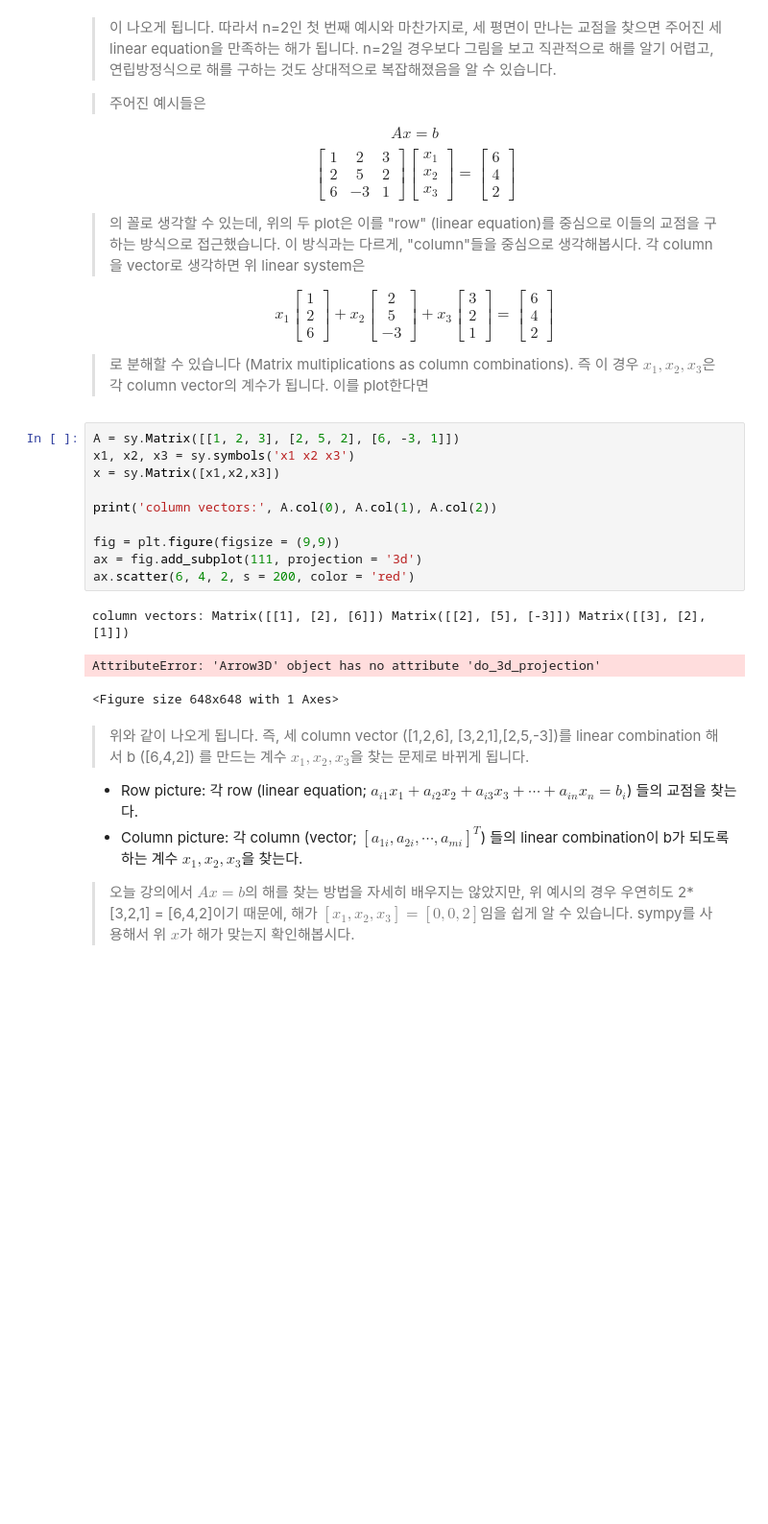
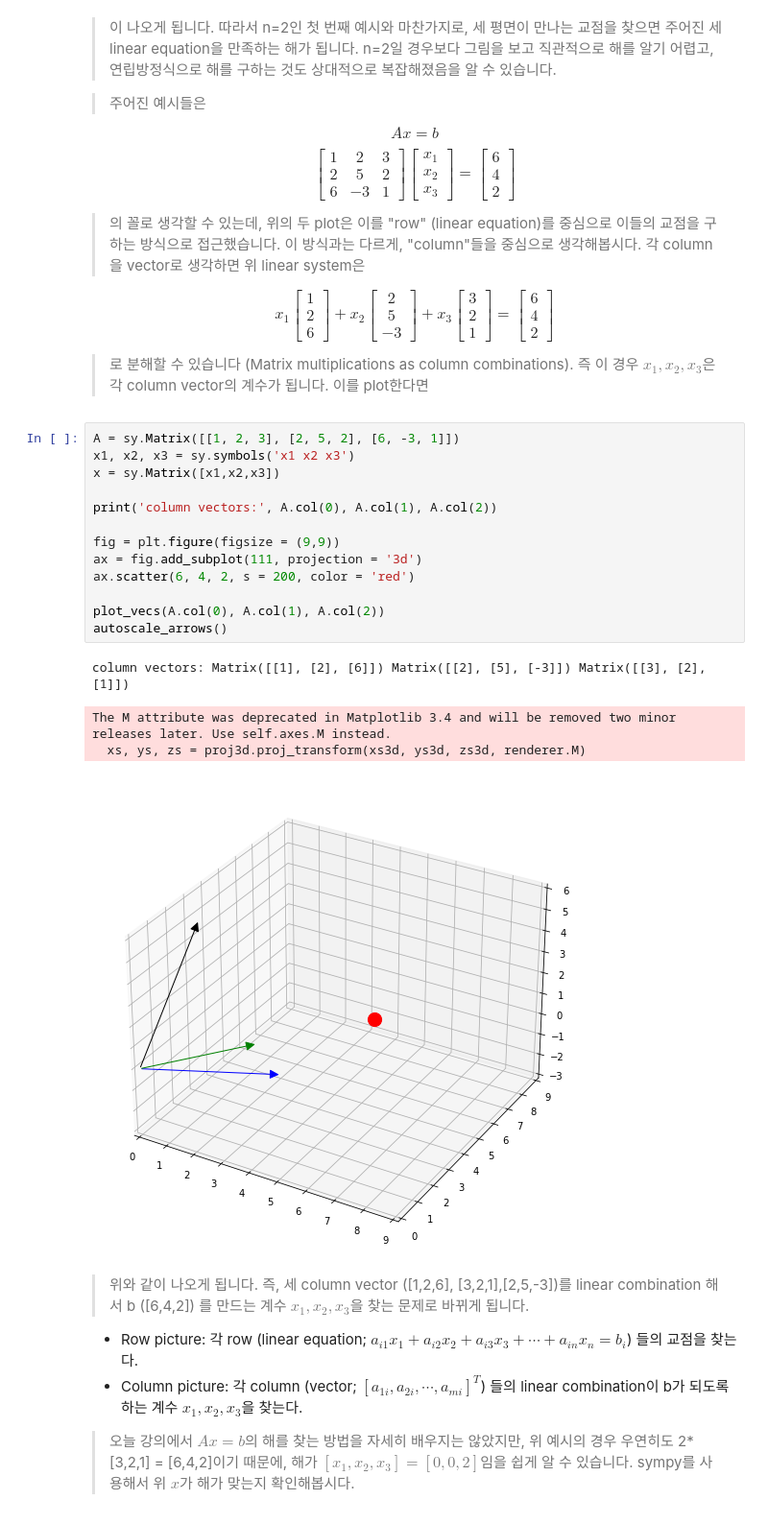
Before and after one commit to GwonGaram/ML, a Jupyter notebook: linear_algebra/[HW3] Practice_1.ipynb, the cells around one changed output. Shown at 96% size. Cells and saved outputs as stored; diff of their text form; blank space fills up the shorter version.

```diff
--- a/linear_algebra/[HW3] Practice_1.ipynb
+++ b/linear_algebra/[HW3] Practice_1.ipynb
@@ -267,17 +265,21 @@ $$ x_1\begin{bmatrix}
 # %%
 A = sy.Matrix([[1, 2, 3], [2, 5, 2], [6, -3, 1]])
 x1, x2, x3 = sy.symbols('x1 x2 x3')
 x = sy.Matrix([x1,x2,x3])
 
 print('column vectors:', A.col(0), A.col(1), A.col(2))
 
 fig = plt.figure(figsize = (9,9))
 ax = fig.add_subplot(111, projection = '3d')
 ax.scatter(6, 4, 2, s = 200, color = 'red')
+
+plot_vecs(A.col(0), A.col(1), A.col(2))
+autoscale_arrows()
 # %% [output]
 column vectors: Matrix([[1], [2], [6]]) Matrix([[2], [5], [-3]]) Matrix([[3], [2], [1]])
-AttributeError: 'Arrow3D' object has no attribute 'do_3d_projection'
+The M attribute was deprecated in Matplotlib 3.4 and will be removed two minor releases later. Use self.axes.M instead.
+  xs, ys, zs = proj3d.proj_transform(xs3d, ys3d, zs3d, renderer.M)
-<Figure size 648x648 with 1 Axes>
+[figure, added]
 # %% [markdown]
 > 위와 같이 나오게 됩니다. 즉, 세 column vector ([1,2,6], [3,2,1],[2,5,-3])를 linear combination 해서 b ([6,4,2]) 를 만드는 계수 $x_1,x_2,x_3$을 찾는 문제로 바뀌게 됩니다.
 
```
Also changed, not shown: parts of 19 cells of this notebook, 5 other files.
